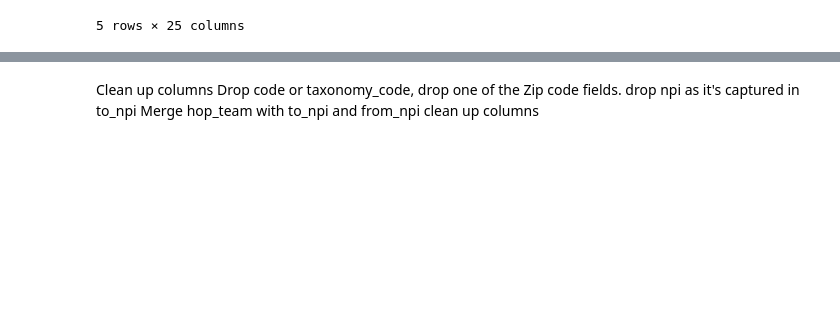
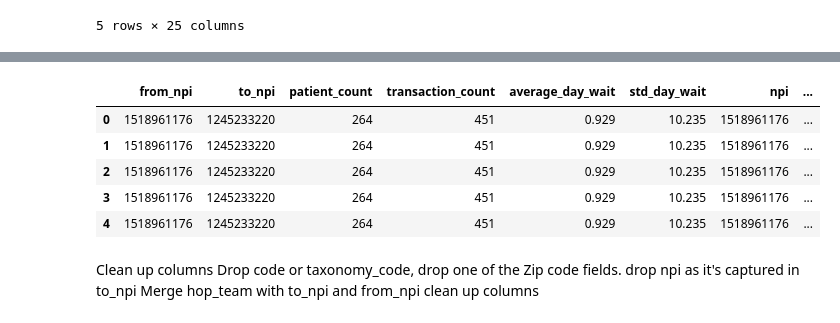
Before and after one commit to nss-data-science-cohort-5/hop_team-hot_pretzels, a Jupyter notebook: hop_teaming_EDA_JG.ipynb, the cells around one changed output, grey strips where cells are left out. Saved outputs shown, nothing was run; the diff lists cells and outputs as text; code cells hidden in the pictures; blank space fills up the shorter version.

```diff
--- a/hop_teaming_EDA_JG.ipynb
+++ b/hop_teaming_EDA_JG.ipynb
@@ -65,10 +31,0 @@ cbsa_5.head()
-# %%
-query = '''
-SELECT *
-FROM taxonomy
-LIMIT 5'''
-with sqlite3.connect('data/hop_team.sqlite') as db:
-    taxonomy_5 = pd.read_sql(query,db)
-
-db.close()
-taxonomy_5.head()
@@ -82,10 +31,0 @@ taxonomy_5.head()
-# %%
-query = '''
-SELECT *
-FROM nucc
-LIMIT 5'''
-with sqlite3.connect('data/hop_team.sqlite') as db:
-    nucc_5 = pd.read_sql(query,db)
-
-db.close()
-nucc_5.head()
@@ -167,3 +171,55 @@ to_npi.shape
+# %%
+#filter hop_team for entity_type 1.0 or 2.0 and transaction_count>=50
+#and average_day_wait<50
+
+#Update code later. Don't need npi in the cte's
+query = '''
+WITH from_npi_list AS (
+    SELECT npi,
+    substring(provider_business_practice_location_address_postal_code, 1, 5) AS from_zip
+    FROM nppes
+    INNER JOIN cbsa
+    ON cbsa.zip = from_zip
+    WHERE entity_type_code = 1.0 AND cbsa = 17300
+        OR cbsa = 14540
+        OR cbsa = 27180
+        OR cbsa = 18260
+        OR cbsa = 30280
+        OR cbsa = 43180
+        OR cbsa = 46100
+        OR cbsa = 32660
+        OR cbsa = 16860
+),
+to_npi_list AS (
+    SELECT npi,
+    substring(provider_business_practice_location_address_postal_code, 1, 5) AS to_zip
+    FROM nppes
+    INNER JOIN cbsa
+    ON cbsa.zip = to_zip
+    WHERE entity_type_code = 2.0 AND cbsa = 34980
+)
+SELECT *
+FROM hop_team
+INNER JOIN from_npi_list
+ON hop_team.from_npi = from_npi_list.npi
+INNER JOIN to_npi_list
+ON hop_team.to_npi = to_npi_list.npi
+WHERE transaction_count >= 50
+    AND average_day_wait < 50
+'''
+
+with sqlite3.connect('data/hop_team.sqlite') as db:
+    hop_team = pd.read_sql(query,db)
+db.close()
+hop_team.to_csv('data/hop_team.csv')
+hop_team.head()
+# %% [output]
+|  | from_npi | to_npi | patient_count | transaction_count | average_day_wait | std_day_wait | npi | ... |
+| 0 | 1518961176 | 1245233220 | 264 | 451 | 0.929 | 10.235 | 1518961176 | ... |
+| 1 | 1518961176 | 1245233220 | 264 | 451 | 0.929 | 10.235 | 1518961176 | ... |
+| 2 | 1518961176 | 1245233220 | 264 | 451 | 0.929 | 10.235 | 1518961176 | ... |
+| 3 | 1518961176 | 1245233220 | 264 | 451 | 0.929 | 10.235 | 1518961176 | ... |
+| 4 | 1518961176 | 1245233220 | 264 | 451 | 0.929 | 10.235 | 1518961176 | ... |
 # %% [markdown]
 Clean up columns
     Drop code or taxonomy_code,
```
Also changed, not shown: parts of 27 cells of this notebook.
